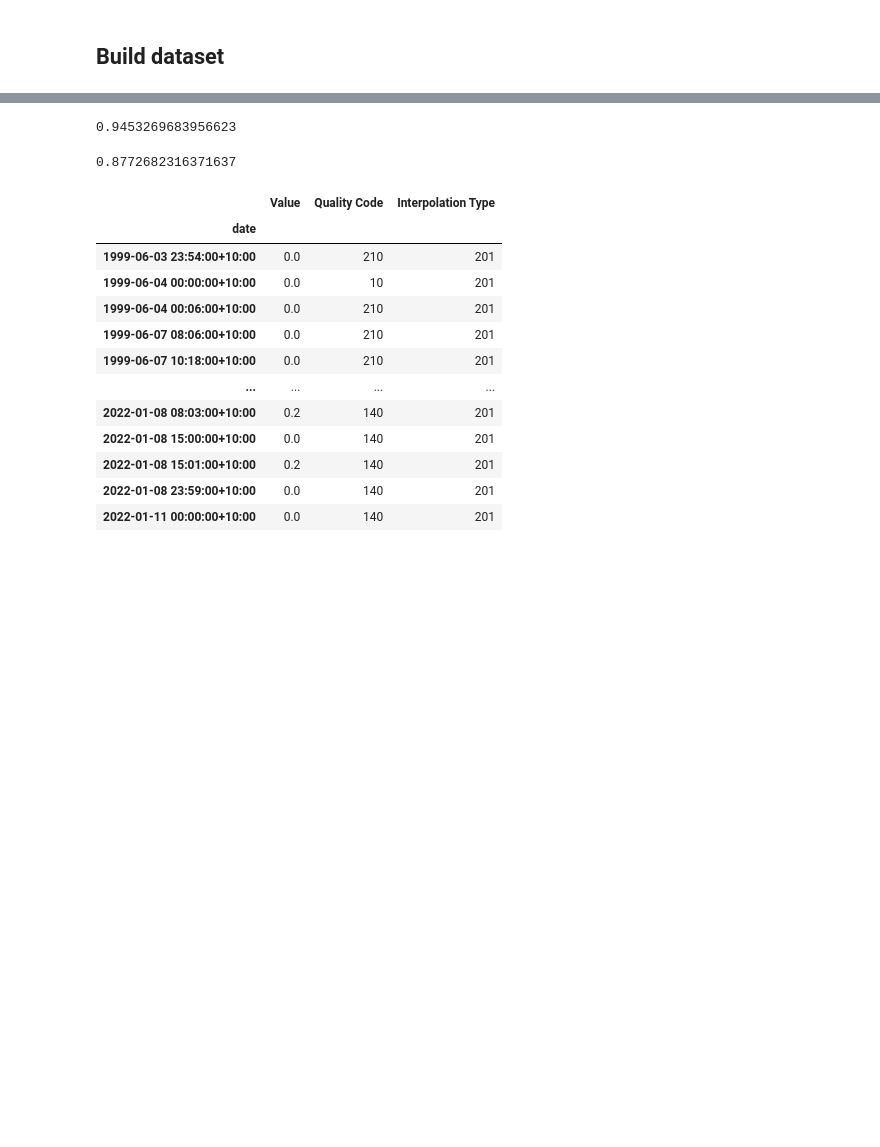
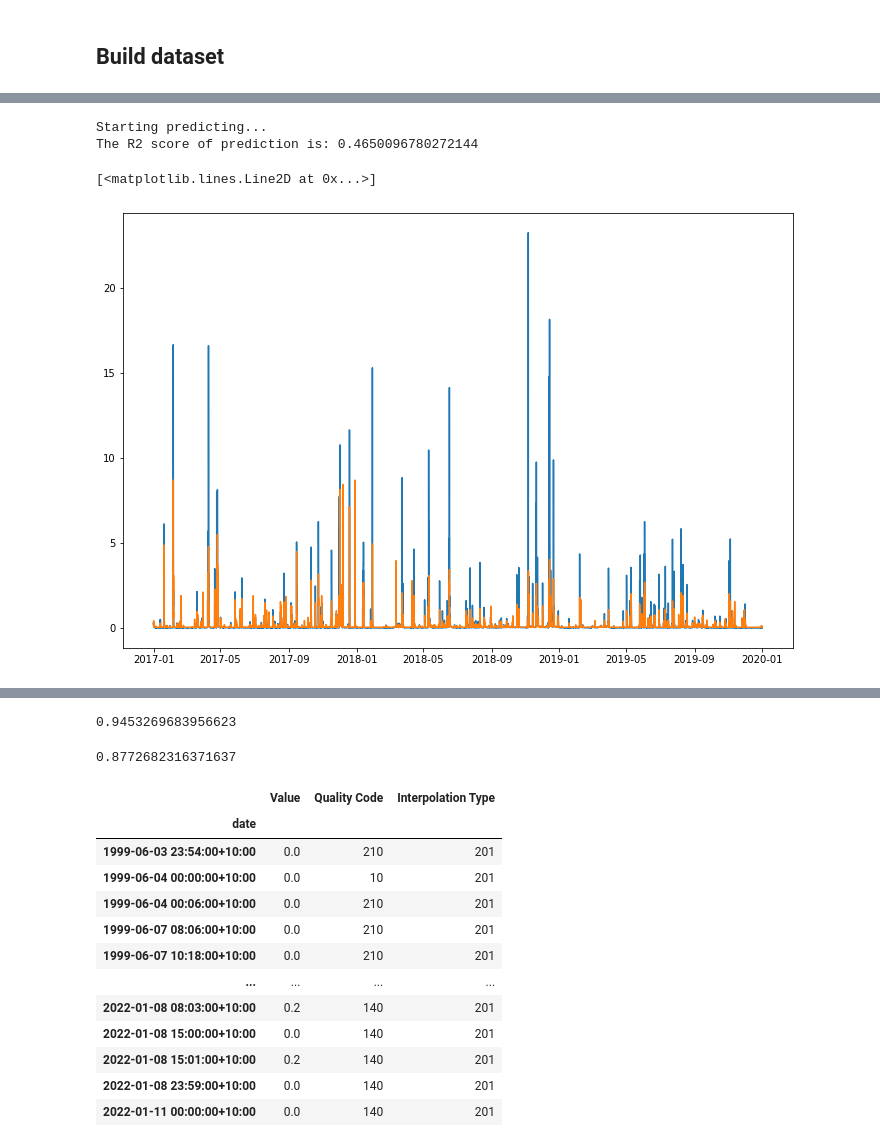
Before and after one commit to SjoerdGn/str-flow-pred-and-control, a Jupyter notebook: data_exploration/first_predictions_stony_creek.ipynb, the cells around one changed output, grey strips where cells are left out. Cells and saved outputs as stored; diff of their text form; code cells hidden in the pictures; blank space fills up the shorter version.

Commit message:
first modelrun

```diff
--- a/data_exploration/first_predictions_stony_creek.ipynb
+++ b/data_exploration/first_predictions_stony_creek.ipynb
@@ -37,0 +59,25 @@ data
+# %%
+lgb_train = lgb.Dataset(X_train, y_train)
+lgb_eval = lgb.Dataset(X_valid, y_valid, reference=lgb_train)
+# %%
+params = {
+    'boosting_type': 'gbdt',
+    'objective': 'regression',
+    'metric': {'l2', 'l1'},
+    'num_leaves': 31,
+    'learning_rate': 0.05,
+    'feature_fraction': 0.9,
+    'bagging_fraction': 0.8,
+    'bagging_freq': 5,
+    'verbose': 0
+}
+# %%
+gbm = lgb.train(params,
+                lgb_train,
+                num_boost_round=20,
+                valid_sets=lgb_eval,
+                callbacks=[lgb.early_stopping(stopping_rounds=5)])
+
+print('Saving model...')
+# save model to file
+gbm.save_model('model.txt')
@@ -37,0 +93,18 @@ data
+# %%
+print('Starting predicting...')
+# predict
+y_pred = gbm.predict(X_valid, num_iteration=gbm.best_iteration)
+# eval
+r2_valid = r2_score(y_valid, y_pred)
+print(f'The R2 score of prediction is: {r2_valid}')
+# %% [output]
+Starting predicting...
+The R2 score of prediction is: 0.4650096780272144
+# %%
+plt.figure(figsize=(12,8))
+
+plt.plot(y_valid)
+plt.plot(pd.Series(y_pred, index=y_valid.index))
+# %% [output]
+[<matplotlib.lines.Line2D at 0x...>]
+[figure, added]
```
Also changed, not shown: parts of 12 cells of this notebook.
